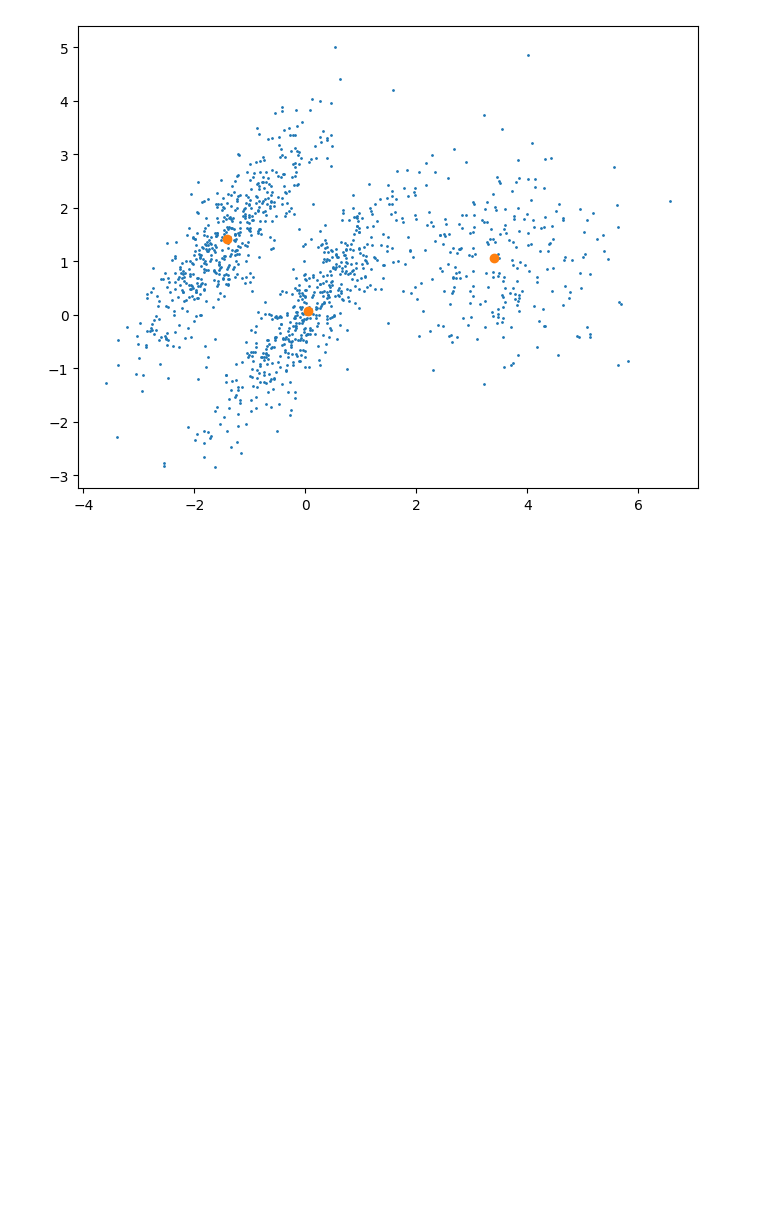
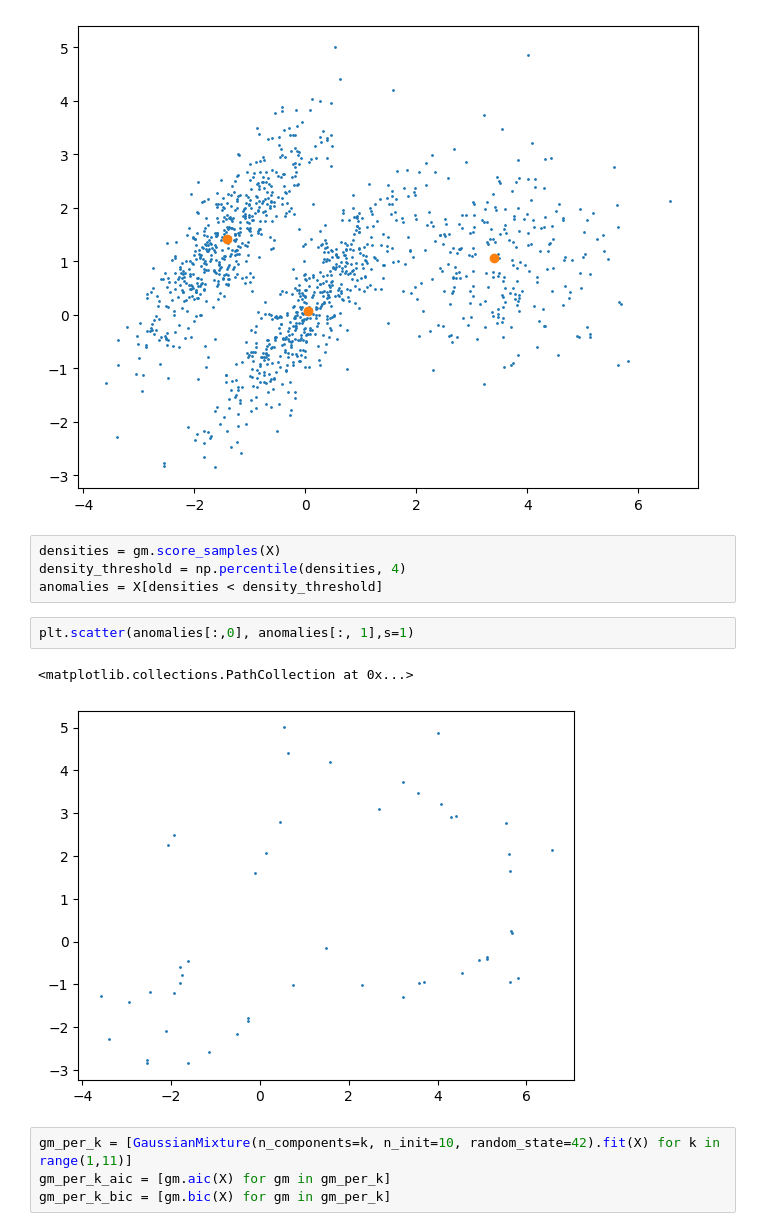
Before and after one commit to NickSlm/ml1, a Jupyter notebook: GaussianMixture.ipynb, the cells around one changed output. Drawn from its saved outputs; the diff is of its cells as text; blank space fills up the shorter version.

```diff
--- a/GaussianMixture.ipynb
+++ b/GaussianMixture.ipynb
@@ -59,3 +59,16 @@ plt.scatter(gm.means_[:,0],gm.means_[:,1])
 # %% [output]
 <matplotlib.collections.PathCollection at 0x...>
 [figure]
+# %%
+densities = gm.score_samples(X)
+density_threshold = np.percentile(densities, 4)
+anomalies = X[densities < density_threshold]
+# %%
+plt.scatter(anomalies[:,0], anomalies[:, 1],s=1)
+# %% [output]
+<matplotlib.collections.PathCollection at 0x...>
+[figure, added]
+# %%
+gm_per_k = [GaussianMixture(n_components=k, n_init=10, random_state=42).fit(X) for k in range(1,11)]
+gm_per_k_aic = [gm.aic(X) for gm in gm_per_k]
+gm_per_k_bic = [gm.bic(X) for gm in gm_per_k]
```
Also changed, not shown: parts of 4 cells of this notebook.
